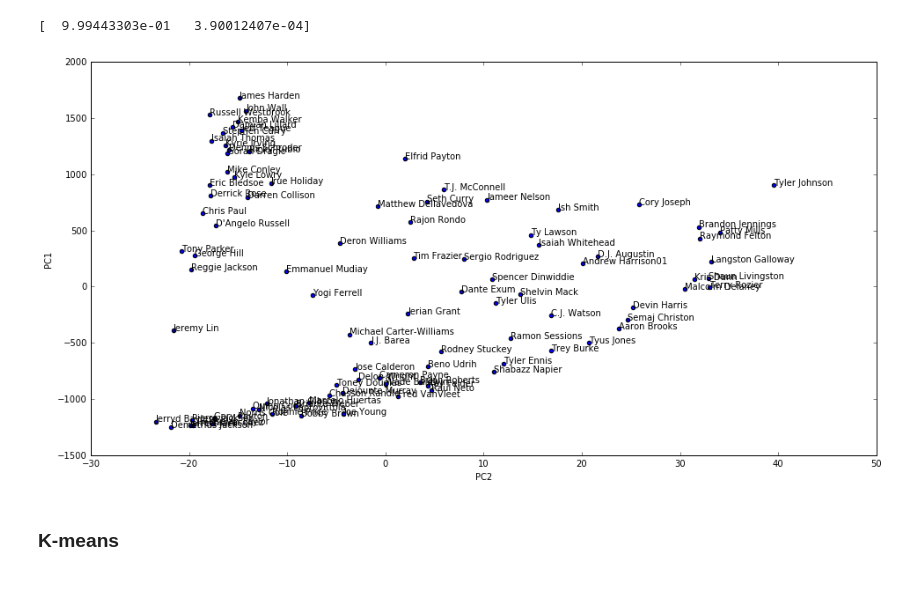
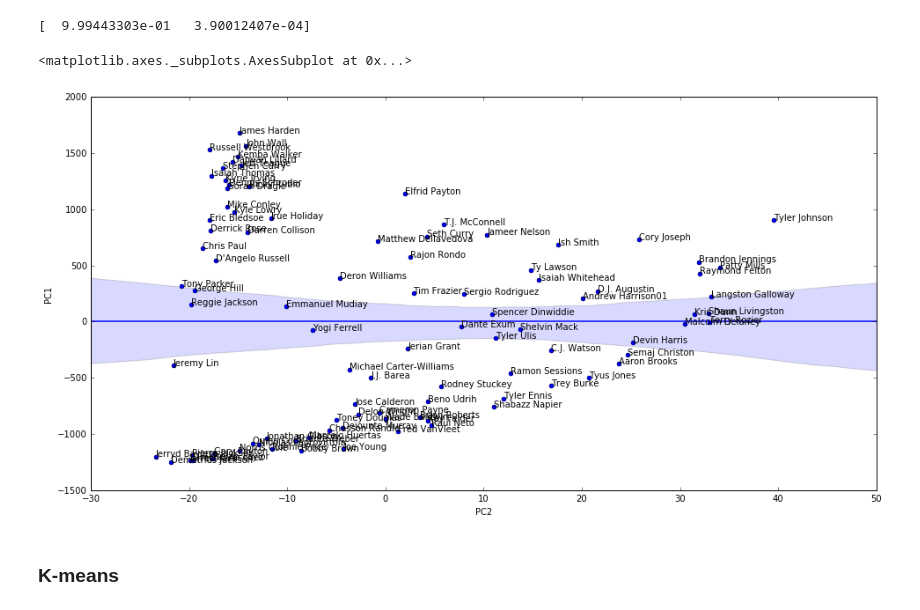
Before and after one commit to hsubbaraj/basketball_ml, a Jupyter notebook: all_pg_kmeans.ipynb, the cells around one changed output. Cells and saved outputs as stored; diff of their text form; code cells hidden in the pictures.

```diff
--- a/all_pg_kmeans.ipynb
+++ b/all_pg_kmeans.ipynb
@@ -57,15 +60,17 @@ print(pca.explained_variance_ratio_)
 # %%
 %matplotlib inline
 
 ax = pg_2d_df.plot(kind='scatter', x='PC2', y='PC1', figsize=(16,8))
 
 for i, country in enumerate(pg_df.index):
     ax.annotate(
         country,
         (pg_2d_df.iloc[i].PC2, pg_2d_df.iloc[i].PC1)
     )
+sns.regplot(ax=ax, data=pg_2d_df, x='PC2', y='PC1')
 # %% [output]
+<matplotlib.axes._subplots.AxesSubplot at 0x...>
-[figure, old version]
+[figure, new version]
 # %% [markdown]
 ### K-means
 # %%
```
Also changed, not shown: parts of 13 cells of this notebook, 5 other files.
